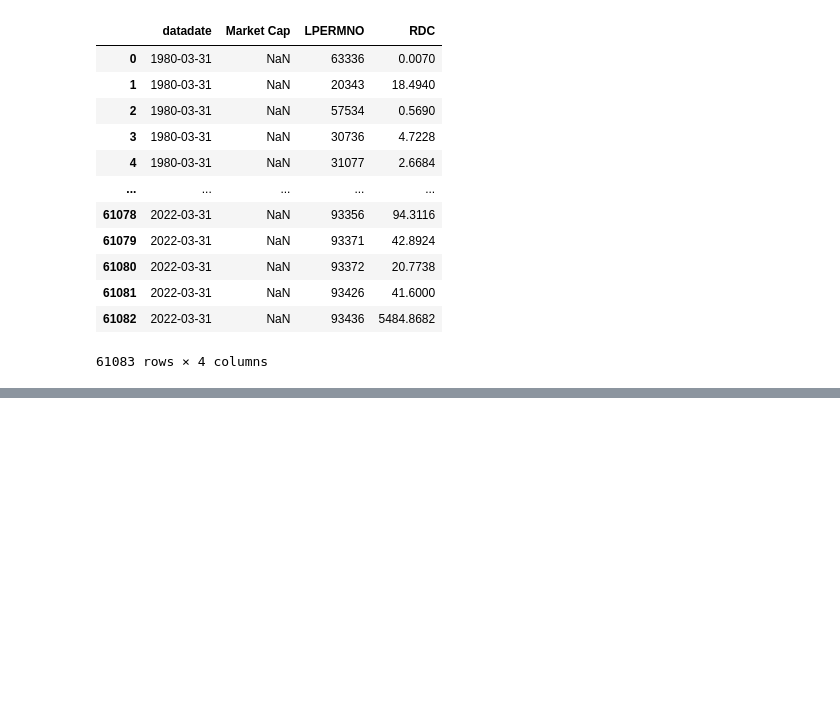
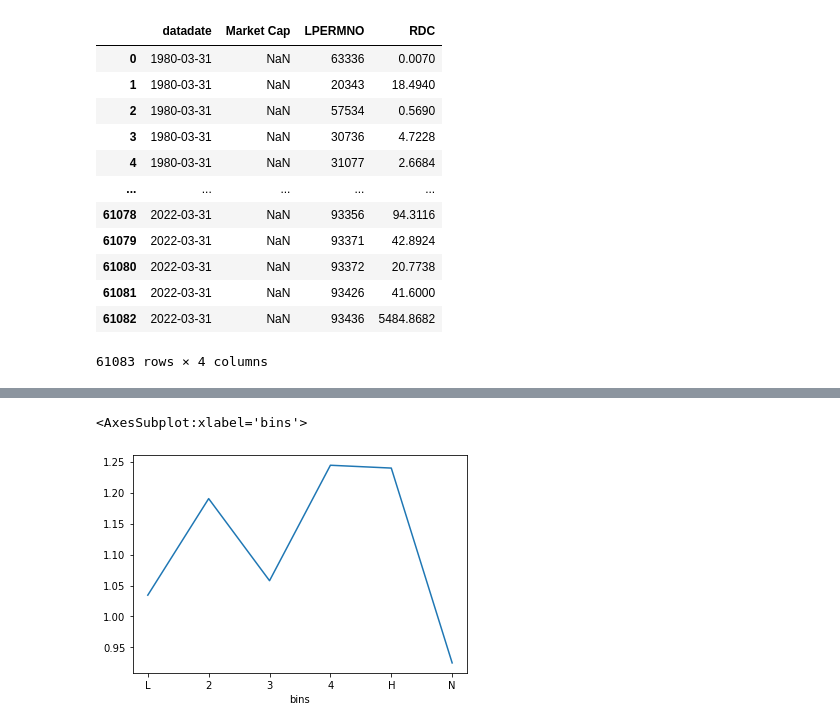
Before and after one commit to AmritSd/Does_R-D_Matter, a Jupyter notebook: rudra_rd_trading.ipynb, the cells around one changed output, grey strips where cells are left out. Cells and saved outputs as stored; diff of their text form; code cells hidden in the pictures; blank space fills up the shorter version.

```diff
--- a/rudra_rd_trading.ipynb
+++ b/rudra_rd_trading.ipynb
@@ -319,0 +730,5 @@ rd_firms["RDC/Market Cap"] = rd_firms["RDC"] / rd_firms["Market Cap"]
+# %%
+pre_2000.groupby("bins")["Excess Returns"].mean()[order].plot()
+# %% [output]
+<AxesSubplot:xlabel='bins'>
+[figure, added]
```
Also changed, not shown: parts of 76 cells of this notebook.
